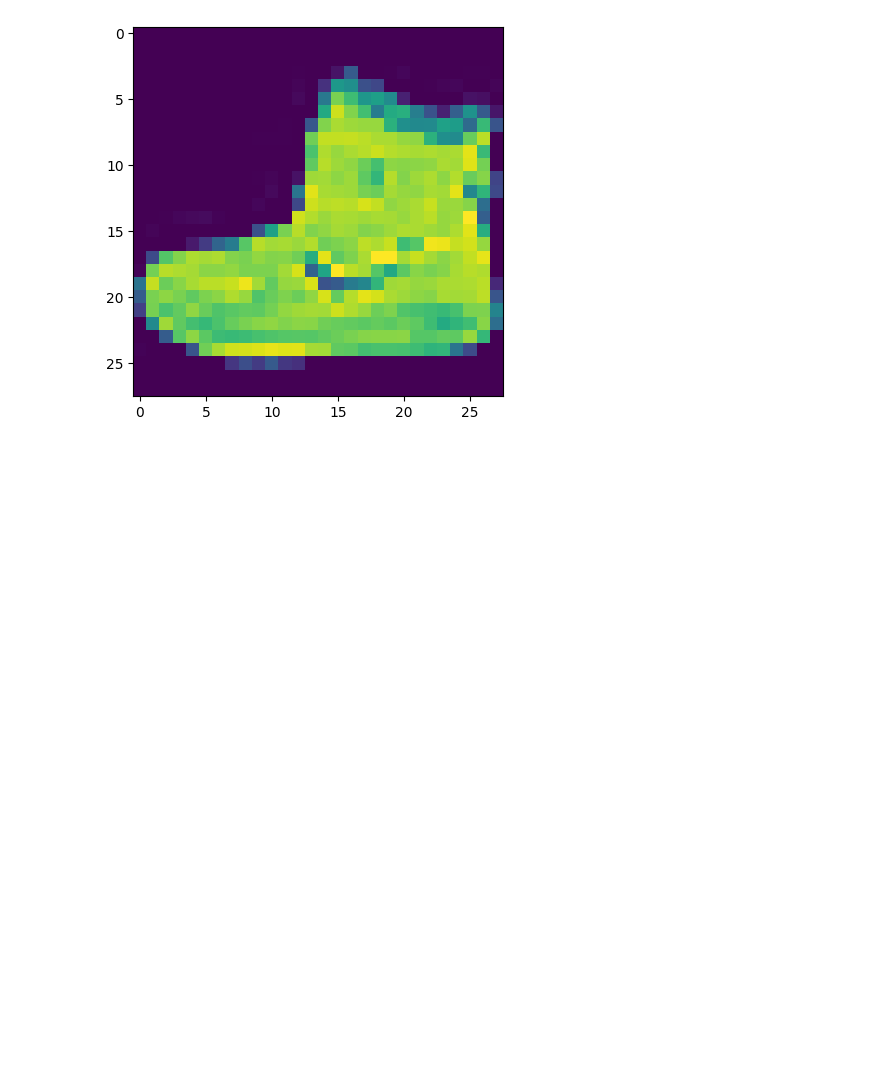
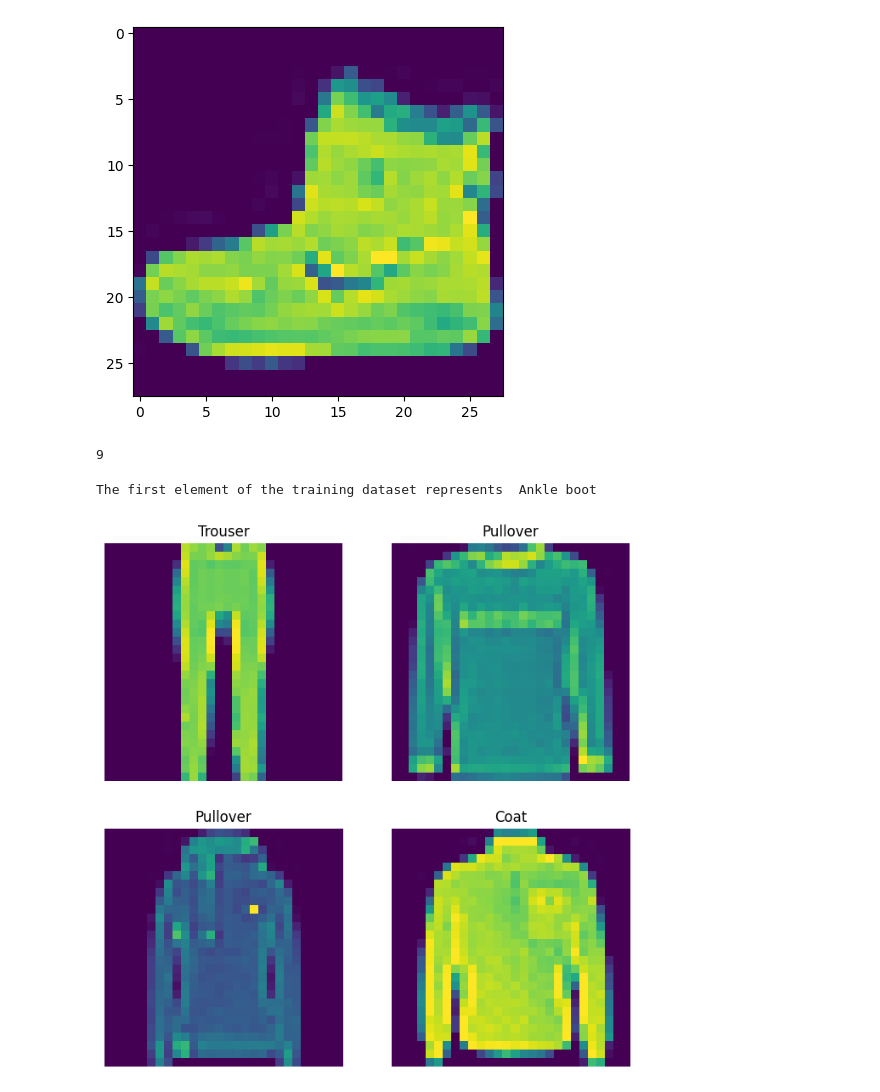
Before and after one commit to GoAshim/Artificial-Neural-Network-with-TensorFlow, a Jupyter notebook: 05_Multiclass_Classification_with_Tensorflow_Image_Prediction.ipynb, the cells around one changed output. Saved outputs shown, nothing was run; the diff lists cells and outputs as text; code cells hidden in the pictures; blank space fills up the shorter version.

```diff
--- a/05_Multiclass_Classification_with_Tensorflow_Image_Prediction.ipynb
+++ b/05_Multiclass_Classification_with_Tensorflow_Image_Prediction.ipynb
@@ -78,3 +79,31 @@ So from the above code we see that
 plt.imshow(X_train[0]);
 # %% [output]
 [figure]
+# %%
+# Print the label of the first element again
+y_train[0]
+# %% [output]
+9
+# %%
+# Let's create the list with labels from the fashion mnist dataset
+labels = ["T-shirt/top", "Trouser", "Pullover", "Dress", "Coat", "Sandal", "Shirt", "Sneaker", "Bag", "Ankle boot"]
+# %%
+# Now we can use the labels list to see the label for the first data element of the training set
+print("The first element of the training dataset represents ", labels[y_train[0]])
+# %% [output]
+The first element of the training dataset represents  Ankle boot
+# %%
+# Now instead of checking the data element and the corresponding label of one element at a time, let's write code to plot
+# 4 the image and the corresponding label of 4 random data elements. We can run that set of code multiple times to get better
+# understanding of our data
+
+plt.figure(figsize=(8, 8))
+for i in range(4):
+  ax = plt.subplot(2, 2, i+1)
+  # Pick a random number, which will be the index of the element we want to plot
+  ind = rnd.choice(range(len(X_train)))
+  plt.imshow(X_train[ind])
+  plt.title(labels[y_train[ind]])
+  plt.axis(False);
+# %% [output]
+[figure, added]
```
Also changed, not shown: parts of 1 cell of this notebook.
